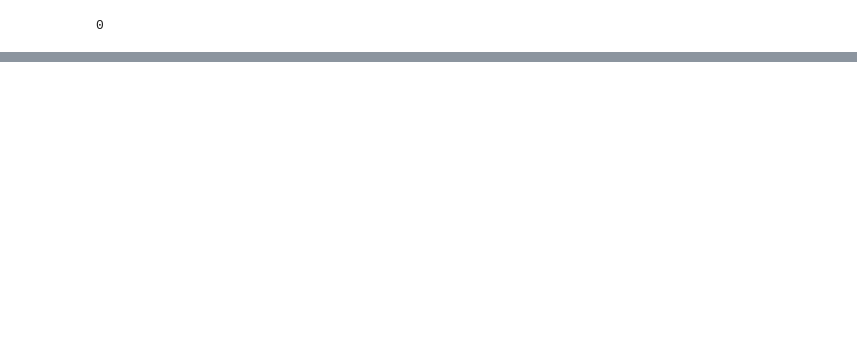
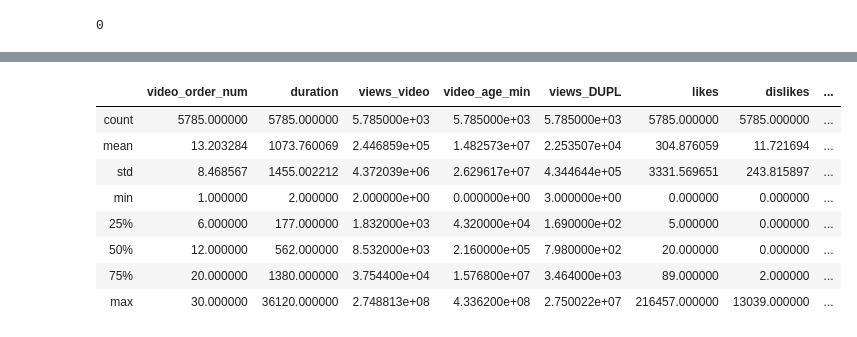
Before and after one commit to elena-du/Yoga-Video-Youtube-Analysis, a Jupyter notebook: scraped_dict_to_df.ipynb, the cells around one changed output, grey strips where cells are left out. Saved outputs shown, nothing was run; the diff lists cells and outputs as text; code cells hidden in the pictures; blank space fills up the shorter version.

```diff
--- a/scraped_dict_to_df.ipynb
+++ b/scraped_dict_to_df.ipynb
@@ -461,0 +490,6 @@ OutOfBoundsDatetime: Out of bounds nanosecond timestamp: 1-01-01 05:00:00
+# %%
+videos_df['channel_URL'] = videos_df['channel_URL_info']
+videos_df.set_index('channel_URL', inplace=True)
+channels_about_df.set_index('channel_URL', inplace=True)
+# %%
+video_channel_df = pd.merge(videos_df, channels_about_df, on='channel_URL', how='outer')
@@ -461,0 +531,4 @@ OutOfBoundsDatetime: Out of bounds nanosecond timestamp: 1-01-01 05:00:00
+# %%
+video_channel_df = video_channel_df[video_channel_df['channel_name'].notna()]
+# %%
+video_channel_df = video_channel_df[video_channel_df['video_URL_ext'].notna()]
@@ -461,0 +561,12 @@ OutOfBoundsDatetime: Out of bounds nanosecond timestamp: 1-01-01 05:00:00
+# %%
+video_channel_df.describe()
+# %% [output]
+|  | video_order_num | duration | views_video | video_age_min | views_DUPL | likes | dislikes | ... |
+| count | 5785.000000 | 5785.000000 | 5.785000e+03 | 5.785000e+03 | 5.785000e+03 | 5785.000000 | 5785.000000 | ... |
+| mean | 13.203284 | 1073.760069 | 2.446859e+05 | 1.482573e+07 | 2.253507e+04 | 304.876059 | 11.721694 | ... |
+| std | 8.468567 | 1455.002212 | 4.372039e+06 | 2.629617e+07 | 4.344644e+05 | 3331.569651 | 243.815897 | ... |
+| min | 1.000000 | 2.000000 | 2.000000e+00 | 0.000000e+00 | 3.000000e+00 | 0.000000 | 0.000000 | ... |
+| 25% | 6.000000 | 177.000000 | 1.832000e+03 | 4.320000e+04 | 1.690000e+02 | 5.000000 | 0.000000 | ... |
+| 50% | 12.000000 | 562.000000 | 8.532000e+03 | 2.160000e+05 | 7.980000e+02 | 20.000000 | 0.000000 | ... |
+| 75% | 20.000000 | 1380.000000 | 3.754400e+04 | 1.576800e+07 | 3.464000e+03 | 89.000000 | 2.000000 | ... |
+| max | 30.000000 | 36120.000000 | 2.748813e+08 | 4.336200e+08 | 2.750022e+07 | 216457.000000 | 13039.000000 | ... |
```
Also changed, not shown: parts of 41 cells of this notebook.
